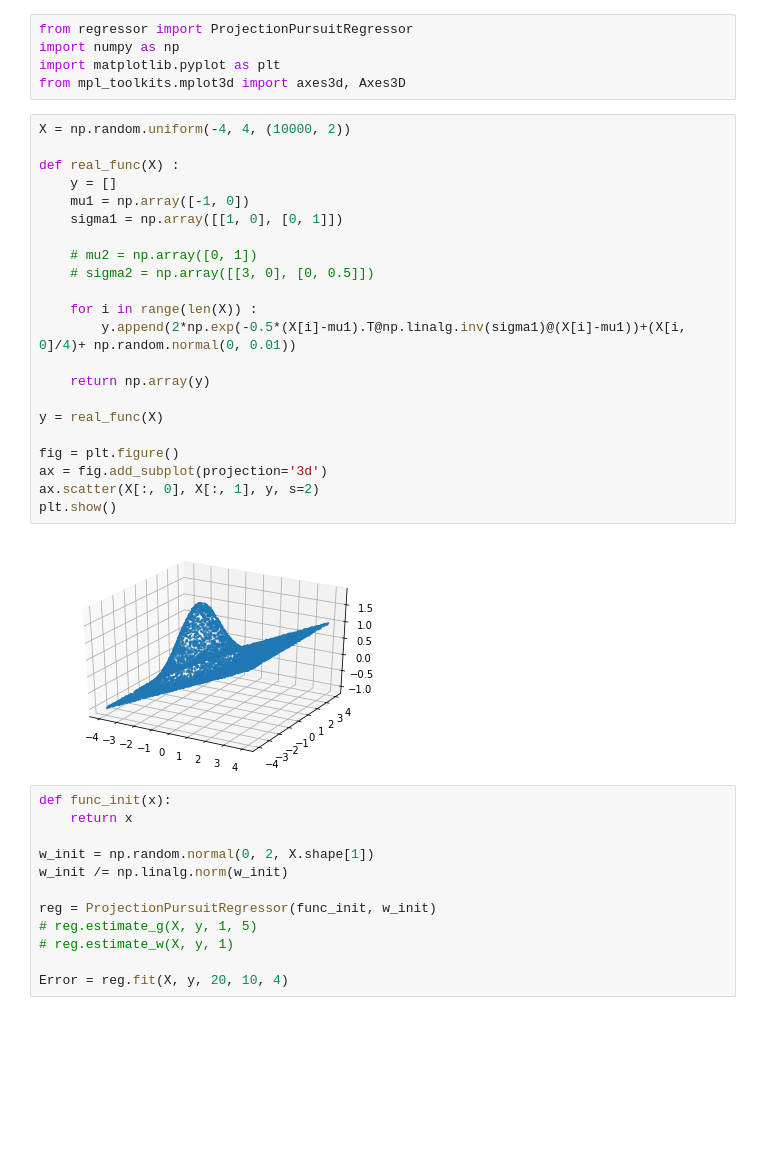
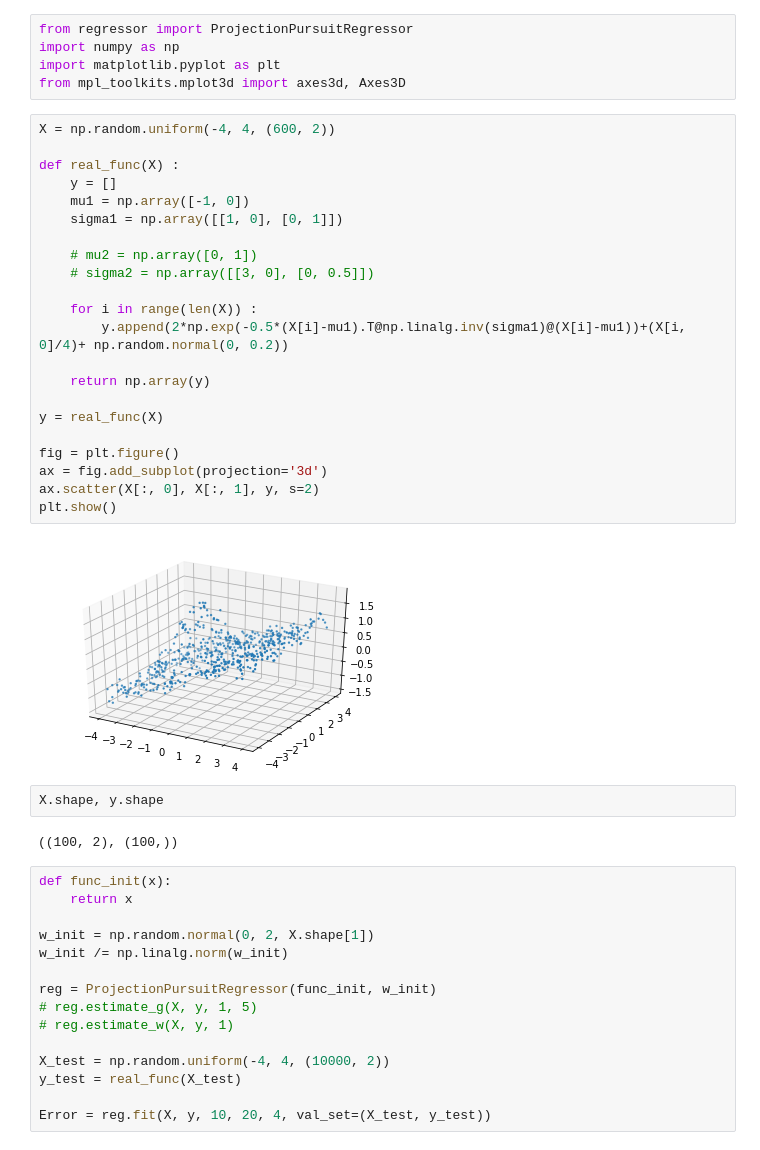
Before and after one commit to Salahidine2002/Projection_Pursuit_Regression, a Jupyter notebook: demo.ipynb, the cells around one changed output. Drawn from its saved outputs; the diff is of its cells as text; blank space fills up the shorter version.

```diff
--- a/demo.ipynb
+++ b/demo.ipynb
@@ -4,29 +4,33 @@ import numpy as np
 import matplotlib.pyplot as plt
 from mpl_toolkits.mplot3d import axes3d, Axes3D
 # %%
-X = np.random.uniform(-4, 4, (10000, 2))
+X = np.random.uniform(-4, 4, (600, 2))
 
 def real_func(X) :
     y = []
     mu1 = np.array([-1, 0])
     sigma1 = np.array([[1, 0], [0, 1]])
 
     # mu2 = np.array([0, 1])
     # sigma2 = np.array([[3, 0], [0, 0.5]])
 
     for i in range(len(X)) :
-        y.append(2*np.exp(-0.5*(X[i]-mu1).T@np.linalg.inv(sigma1)@(X[i]-mu1))+(X[i, 0]/4)+ np.random.normal(0, 0.01))
+        y.append(2*np.exp(-0.5*(X[i]-mu1).T@np.linalg.inv(sigma1)@(X[i]-mu1))+(X[i, 0]/4)+ np.random.normal(0, 0.2))
 
     return np.array(y)
 
 y = real_func(X)
 
 fig = plt.figure()
 ax = fig.add_subplot(projection='3d')
 ax.scatter(X[:, 0], X[:, 1], y, s=2)
 plt.show()
 # %% [output]
-[figure, old version]
+[figure, new version]
+# %%
+X.shape, y.shape
+# %% [output]
+((100, 2), (100,))
 # %%
 def func_init(x):
     return x
@@ -38,5 +42,8 @@ reg = ProjectionPursuitRegressor(func_init, w_init)
 # reg.estimate_g(X, y, 1, 5)
 # reg.estimate_w(X, y, 1)
 
-Error = reg.fit(X, y, 20, 10, 4)
+X_test = np.random.uniform(-4, 4, (10000, 2))
+y_test = real_func(X_test)
+
+Error = reg.fit(X, y, 10, 20, 4, val_set=(X_test, y_test))
 # %%
```
Also changed, not shown: parts of 15 cells of this notebook, 1 other file.
